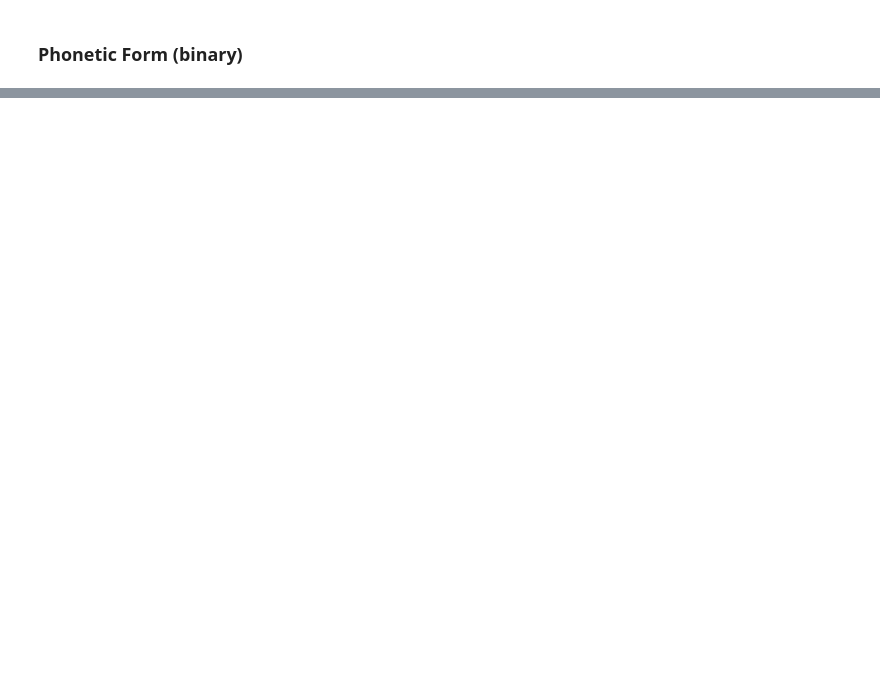
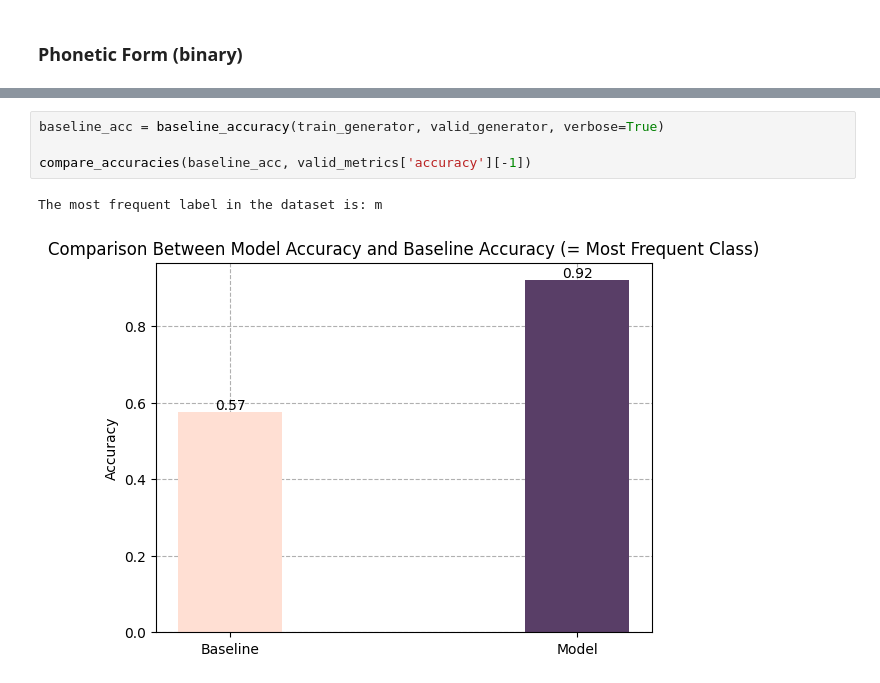
Before and after one commit to obonami/gender_prediction, a Jupyter notebook: src/main.ipynb, the cells around one changed output, grey strips where cells are left out. Saved outputs shown, nothing was run; the diff lists cells and outputs as text; blank space fills up the shorter version.

```diff
--- a/src/main.ipynb
+++ b/src/main.ipynb
@@ -235,0 +264,7 @@ plateau_results
+# %%
+baseline_acc = baseline_accuracy(train_generator, valid_generator, verbose=True)
+
+compare_accuracies(baseline_acc, valid_metrics['accuracy'][-1])
+# %% [output]
+The most frequent label in the dataset is: m
+[figure, added]
```
Also changed, not shown: parts of 43 cells of this notebook, 7 other files.
